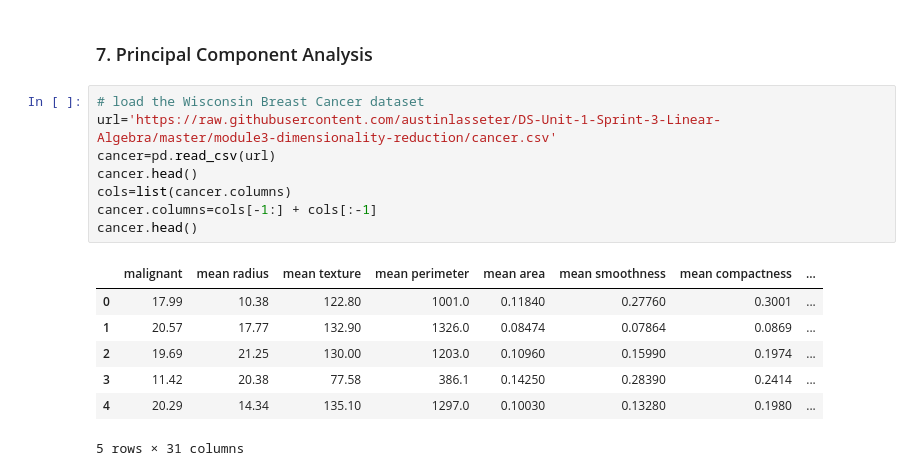
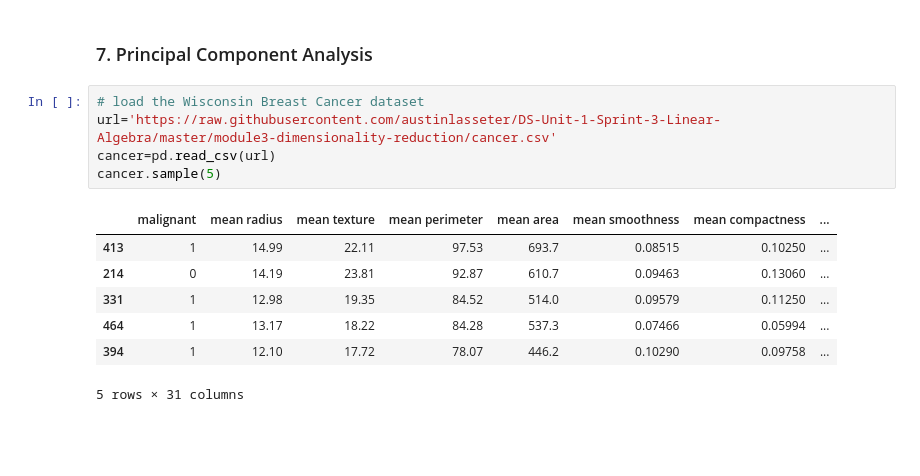
Before and after one commit to lfr4704/DS-Unit-1-Sprint-3-Linear-Algebra, a Jupyter notebook: module3-dimensionality-reduction/LS_DS_133_Exercise_Solutions.ipynb, the cells around one changed output. Drawn from its saved outputs; the diff is of its cells as text; blank space fills up the shorter version.

```diff
--- a/module3-dimensionality-reduction/LS_DS_133_Exercise_Solutions.ipynb
+++ b/module3-dimensionality-reduction/LS_DS_133_Exercise_Solutions.ipynb
@@ -334,16 +335,13 @@ plt.show()
 # %%
 # load the Wisconsin Breast Cancer dataset
 url='https://raw.githubusercontent.com/austinlasseter/DS-Unit-1-Sprint-3-Linear-Algebra/master/module3-dimensionality-reduction/cancer.csv'
 cancer=pd.read_csv(url)
-cancer.head()
-cols=list(cancer.columns)
-cancer.columns=cols[-1:] + cols[:-1]
-cancer.head()
+cancer.sample(5)
 # %% [output]
 |  | malignant | mean radius | mean texture | mean perimeter | mean area | mean smoothness | mean compactness | ... |
-| 0 | 17.99 | 10.38 | 122.80 | 1001.0 | 0.11840 | 0.27760 | 0.3001 | ... |
-| 1 | 20.57 | 17.77 | 132.90 | 1326.0 | 0.08474 | 0.07864 | 0.0869 | ... |
-| 2 | 19.69 | 21.25 | 130.00 | 1203.0 | 0.10960 | 0.15990 | 0.1974 | ... |
-| 3 | 11.42 | 20.38 | 77.58 | 386.1 | 0.14250 | 0.28390 | 0.2414 | ... |
-| 4 | 20.29 | 14.34 | 135.10 | 1297.0 | 0.10030 | 0.13280 | 0.1980 | ... |
+| 413 | 1 | 14.99 | 22.11 | 97.53 | 693.7 | 0.08515 | 0.10250 | ... |
+| 214 | 0 | 14.19 | 23.81 | 92.87 | 610.7 | 0.09463 | 0.13060 | ... |
+| 331 | 1 | 12.98 | 19.35 | 84.52 | 514.0 | 0.09579 | 0.11250 | ... |
+| 464 | 1 | 13.17 | 18.22 | 84.28 | 537.3 | 0.07466 | 0.05994 | ... |
+| 394 | 1 | 12.10 | 17.72 | 78.07 | 446.2 | 0.10290 | 0.09758 | ... |
 5 rows × 31 columns
```
Also changed, not shown: parts of 24 cells of this notebook.
